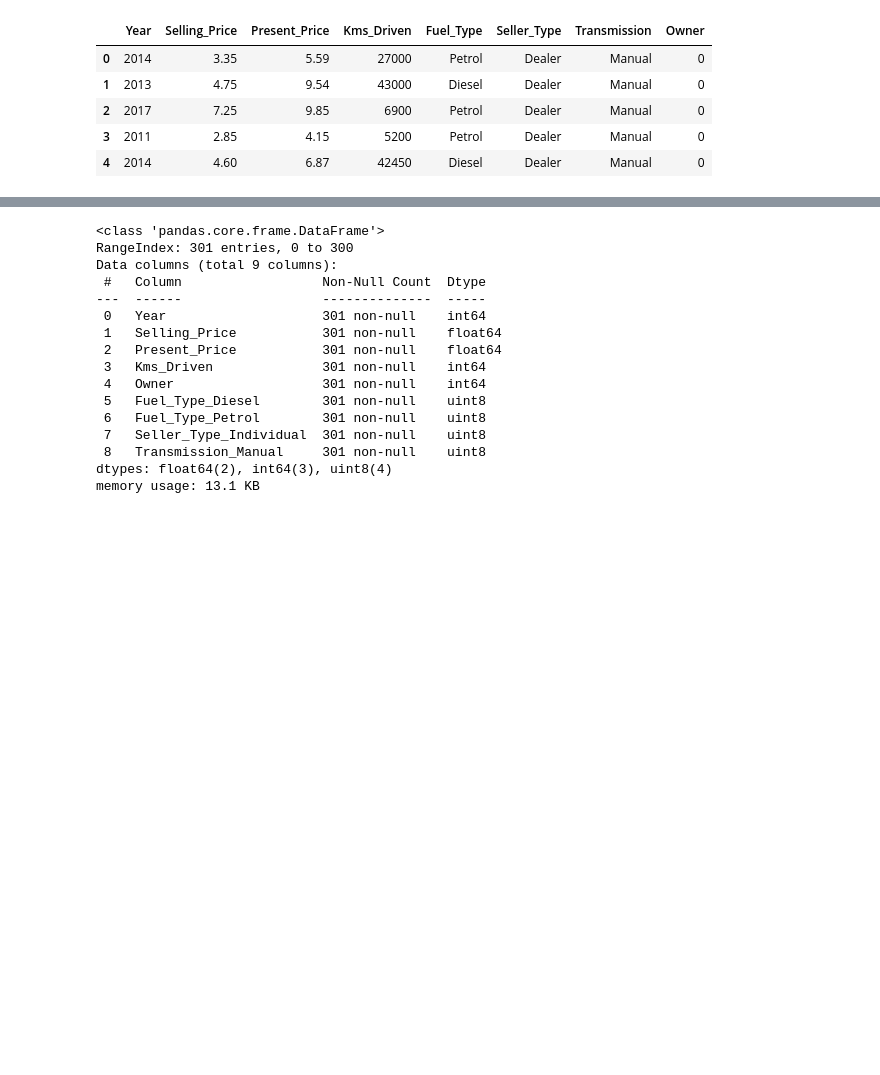
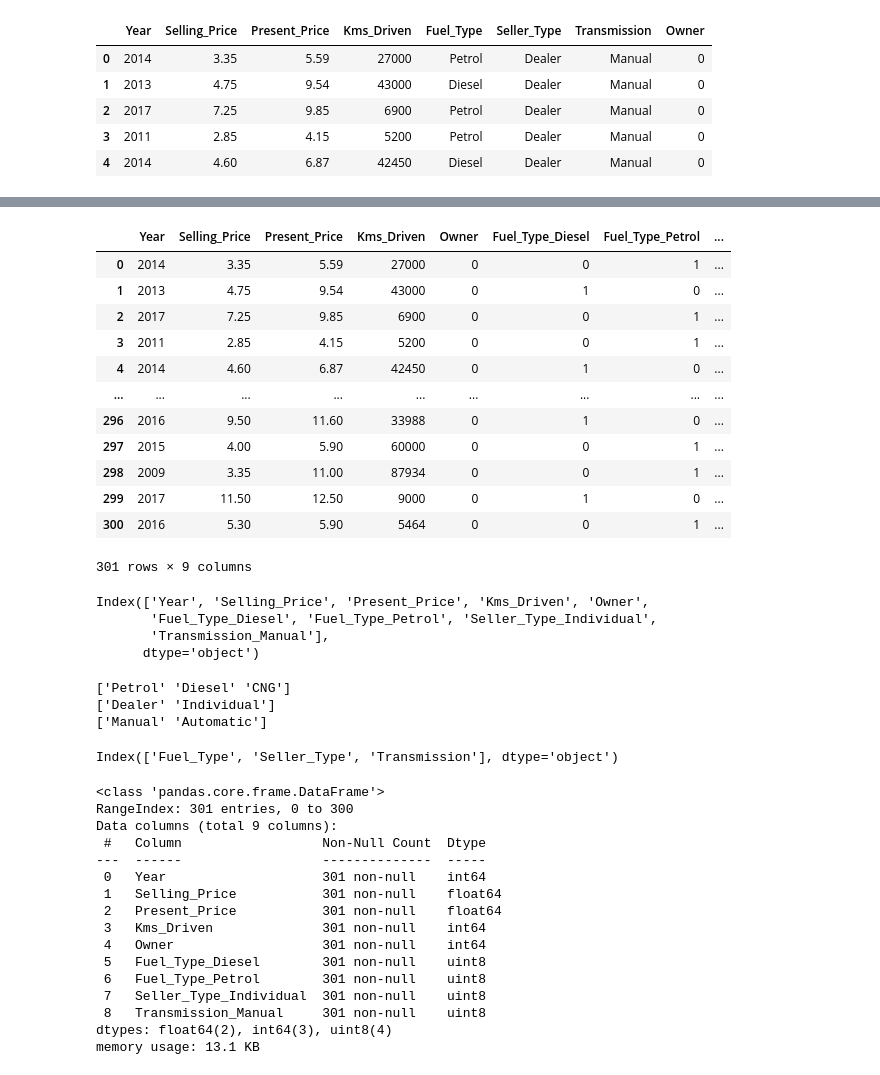
Before and after one commit to Sivadasan2/used-car-price-prediction-Flask-deployment-, a Jupyter notebook: Used car price prediction..ipynb, the cells around one changed output, grey strips where cells are left out. Drawn from its saved outputs; the diff is of its cells as text; code cells hidden in the pictures; blank space fills up the shorter version.

```diff
--- a/Used car price prediction..ipynb
+++ b/Used car price prediction..ipynb
@@ -83,3 +134,37 @@ df1.head()
+# %%
+pd.get_dummies(df1,drop_first=True)
+# %% [output]
+|  | Year | Selling_Price | Present_Price | Kms_Driven | Owner | Fuel_Type_Diesel | Fuel_Type_Petrol | ... |
+| 0 | 2014 | 3.35 | 5.59 | 27000 | 0 | 0 | 1 | ... |
+| 1 | 2013 | 4.75 | 9.54 | 43000 | 0 | 1 | 0 | ... |
+| 2 | 2017 | 7.25 | 9.85 | 6900 | 0 | 0 | 1 | ... |
+| 3 | 2011 | 2.85 | 4.15 | 5200 | 0 | 0 | 1 | ... |
+| 4 | 2014 | 4.60 | 6.87 | 42450 | 0 | 1 | 0 | ... |
+| ... | ... | ... | ... | ... | ... | ... | ... | ... |
+| 296 | 2016 | 9.50 | 11.60 | 33988 | 0 | 1 | 0 | ... |
+| 297 | 2015 | 4.00 | 5.90 | 60000 | 0 | 0 | 1 | ... |
+| 298 | 2009 | 3.35 | 11.00 | 87934 | 0 | 0 | 1 | ... |
+| 299 | 2017 | 11.50 | 12.50 | 9000 | 0 | 1 | 0 | ... |
+| 300 | 2016 | 5.30 | 5.90 | 5464 | 0 | 0 | 1 | ... |
+301 rows × 9 columns
+# %%
+pd.get_dummies(df1,drop_first=True).columns
+# %% [output]
+Index(['Year', 'Selling_Price', 'Present_Price', 'Kms_Driven', 'Owner',
+       'Fuel_Type_Diesel', 'Fuel_Type_Petrol', 'Seller_Type_Individual',
+       'Transmission_Manual'],
+      dtype='object')
+# %%
+for i in df1.select_dtypes(exclude='number').columns:
+    print(df1[i].uniqueue())
+# %% [output]
+['Petrol' 'Diesel' 'CNG']
+['Dealer' 'Individual']
+['Manual' 'Automatic']
+# %%
+df1.select_dtypes(exclude='number').columns
+# %% [output]
+Index(['Fuel_Type', 'Seller_Type', 'Transmission'], dtype='object')
 # %%
 df2=pd.get_dummies(df1,drop_first=True)
 # %%
```
Also changed, not shown: parts of 14 cells of this notebook, 5 other files.
